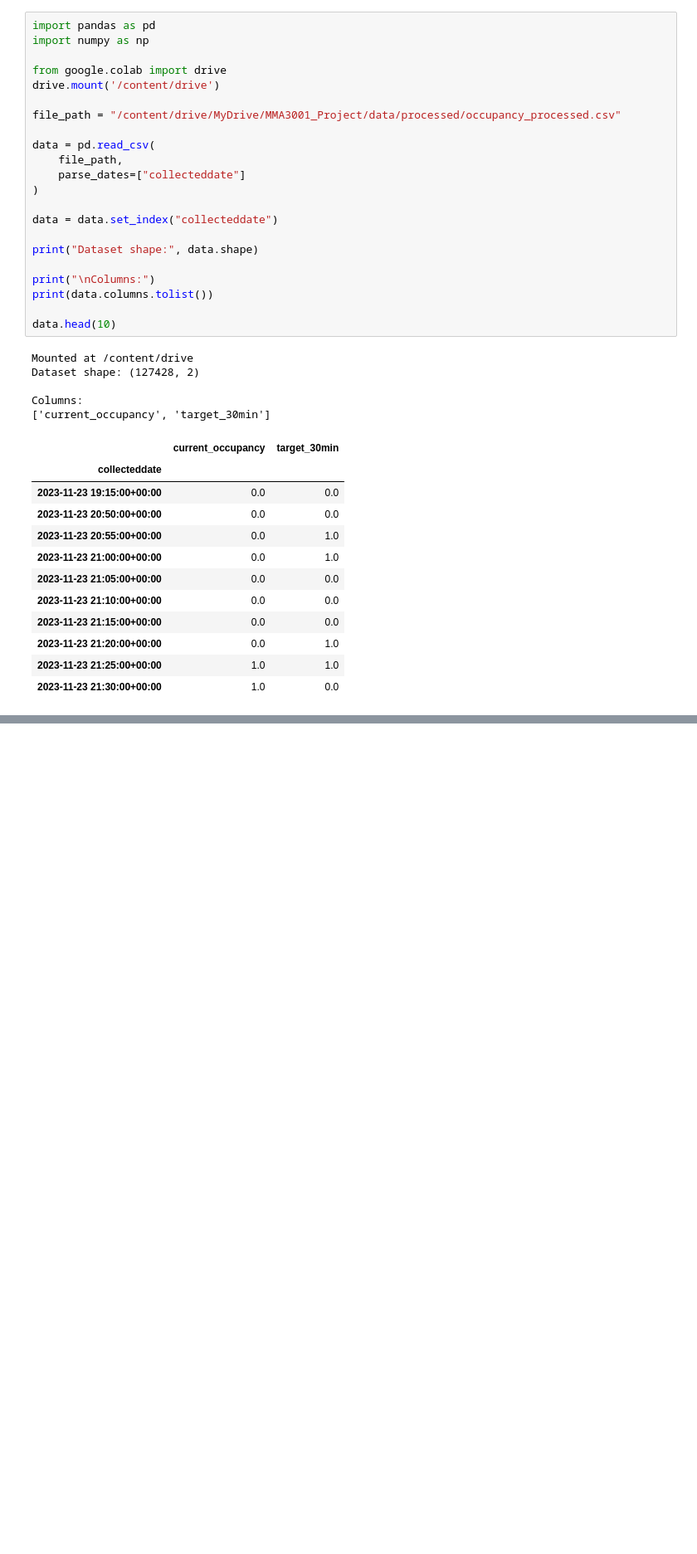
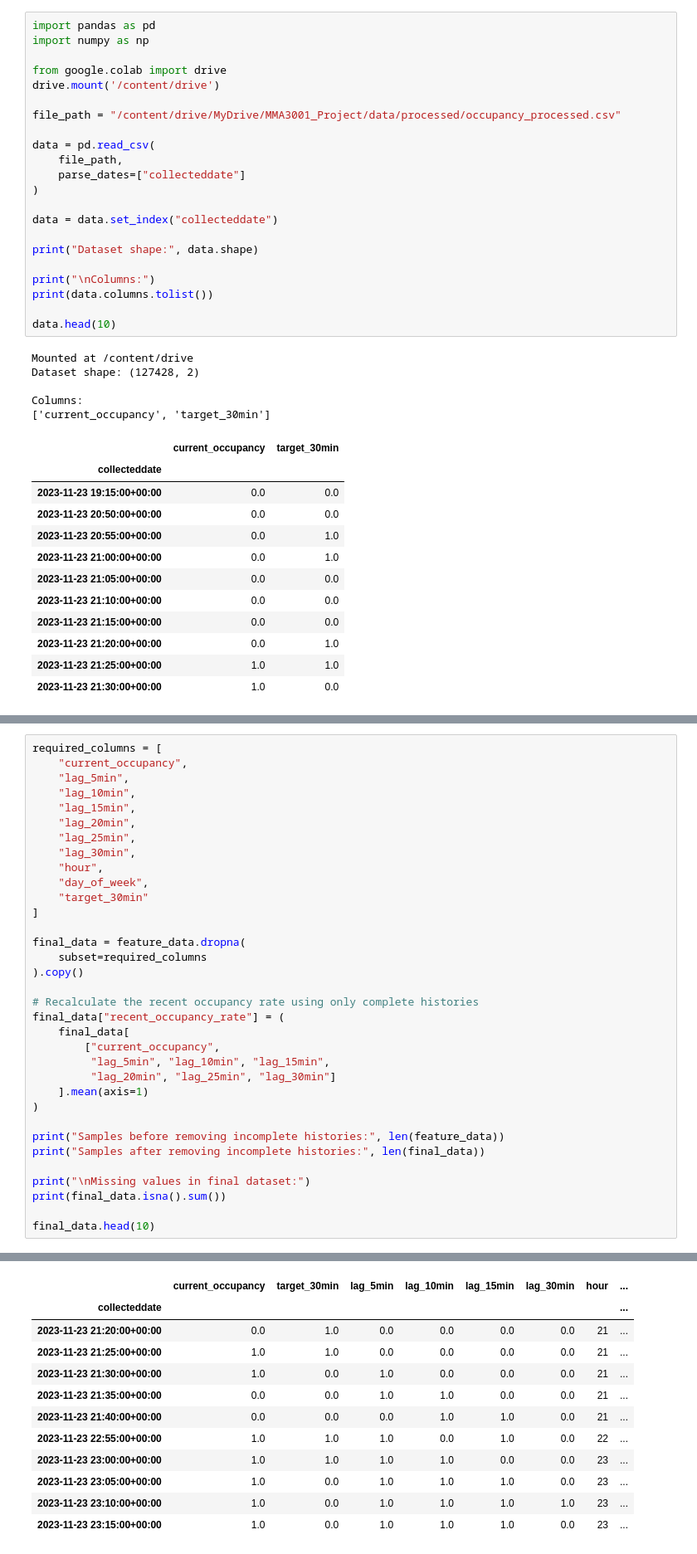
Before and after one commit to Betty-jyw/MMA3001-Occupancy-Prediction, a Jupyter notebook: notebooks/02_feature_engineering.ipynb, the cells around one changed output, grey strips where cells are left out. Shown at 83% size. Saved outputs shown, nothing was run; the diff lists cells and outputs as text; blank space fills up the shorter version.

```diff
--- a/notebooks/02_feature_engineering.ipynb
+++ b/notebooks/02_feature_engineering.ipynb
@@ -58,0 +226,35 @@ Columns:
+# %%
+required_columns = [
+    "current_occupancy",
+    "lag_5min",
+    "lag_10min",
+    "lag_15min",
+    "lag_20min",
+    "lag_25min",
+    "lag_30min",
+    "hour",
+    "day_of_week",
+    "target_30min"
+]
+
+final_data = feature_data.dropna(
+    subset=required_columns
+).copy()
+
+# Recalculate the recent occupancy rate using only complete histories
+final_data["recent_occupancy_rate"] = (
+    final_data[
+        ["current_occupancy",
+         "lag_5min", "lag_10min", "lag_15min",
+         "lag_20min", "lag_25min", "lag_30min"]
+    ].mean(axis=1)
+)
+
+print("Samples before removing incomplete histories:", len(feature_data))
+print("Samples after removing incomplete histories:", len(final_data))
+
+print("\nMissing values in final dataset:")
+print(final_data.isna().sum())
+
+final_data.head(10)
+# %% [output]
@@ -58,0 +277,12 @@ Columns:
+|  | current_occupancy | target_30min | lag_5min | lag_10min | lag_15min | lag_30min | hour | ... |
+| collecteddate |  |  |  |  |  |  |  | ... |
+| 2023-11-23 21:20:00+00:00 | 0.0 | 1.0 | 0.0 | 0.0 | 0.0 | 0.0 | 21 | ... |
+| 2023-11-23 21:25:00+00:00 | 1.0 | 1.0 | 0.0 | 0.0 | 0.0 | 0.0 | 21 | ... |
+| 2023-11-23 21:30:00+00:00 | 1.0 | 0.0 | 1.0 | 0.0 | 0.0 | 0.0 | 21 | ... |
+| 2023-11-23 21:35:00+00:00 | 0.0 | 0.0 | 1.0 | 1.0 | 0.0 | 0.0 | 21 | ... |
+| 2023-11-23 21:40:00+00:00 | 0.0 | 0.0 | 0.0 | 1.0 | 1.0 | 0.0 | 21 | ... |
+| 2023-11-23 22:55:00+00:00 | 1.0 | 1.0 | 1.0 | 0.0 | 1.0 | 0.0 | 22 | ... |
+| 2023-11-23 23:00:00+00:00 | 1.0 | 1.0 | 1.0 | 1.0 | 0.0 | 0.0 | 23 | ... |
+| 2023-11-23 23:05:00+00:00 | 1.0 | 0.0 | 1.0 | 1.0 | 1.0 | 0.0 | 23 | ... |
+| 2023-11-23 23:10:00+00:00 | 1.0 | 0.0 | 1.0 | 1.0 | 1.0 | 1.0 | 23 | ... |
+| 2023-11-23 23:15:00+00:00 | 1.0 | 0.0 | 1.0 | 1.0 | 1.0 | 0.0 | 23 | ... |
```
Also changed, not shown: parts of 9 cells of this notebook.
